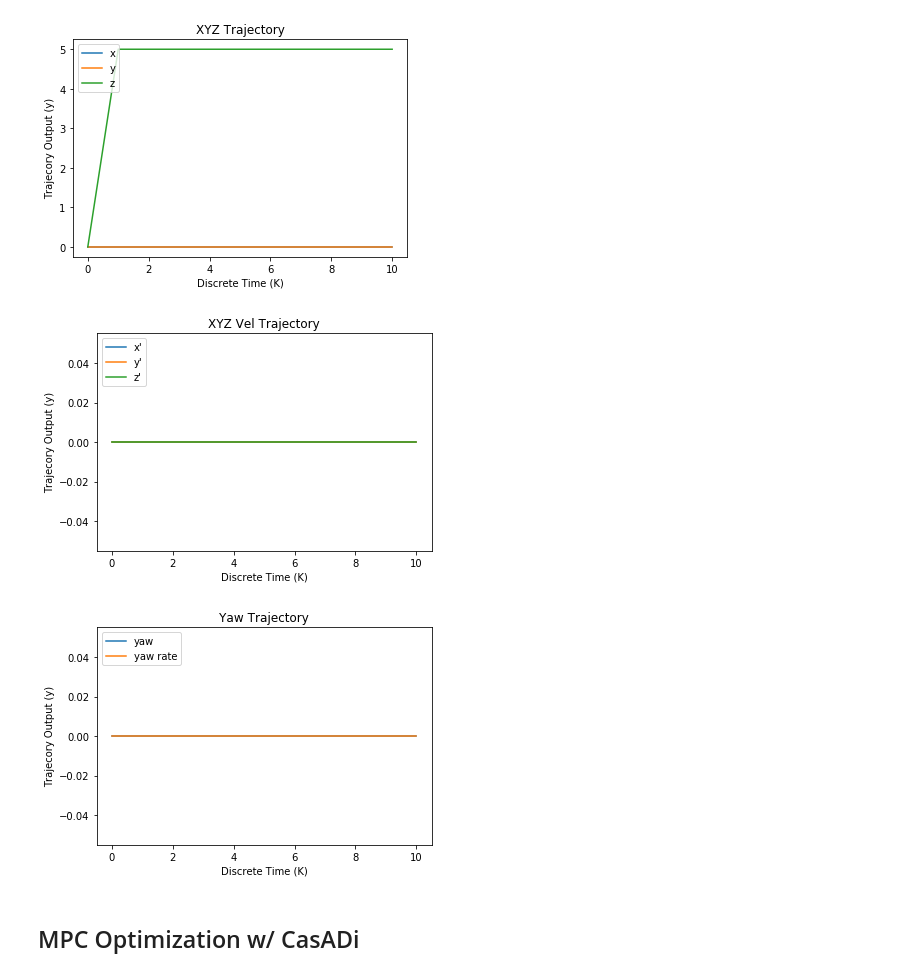
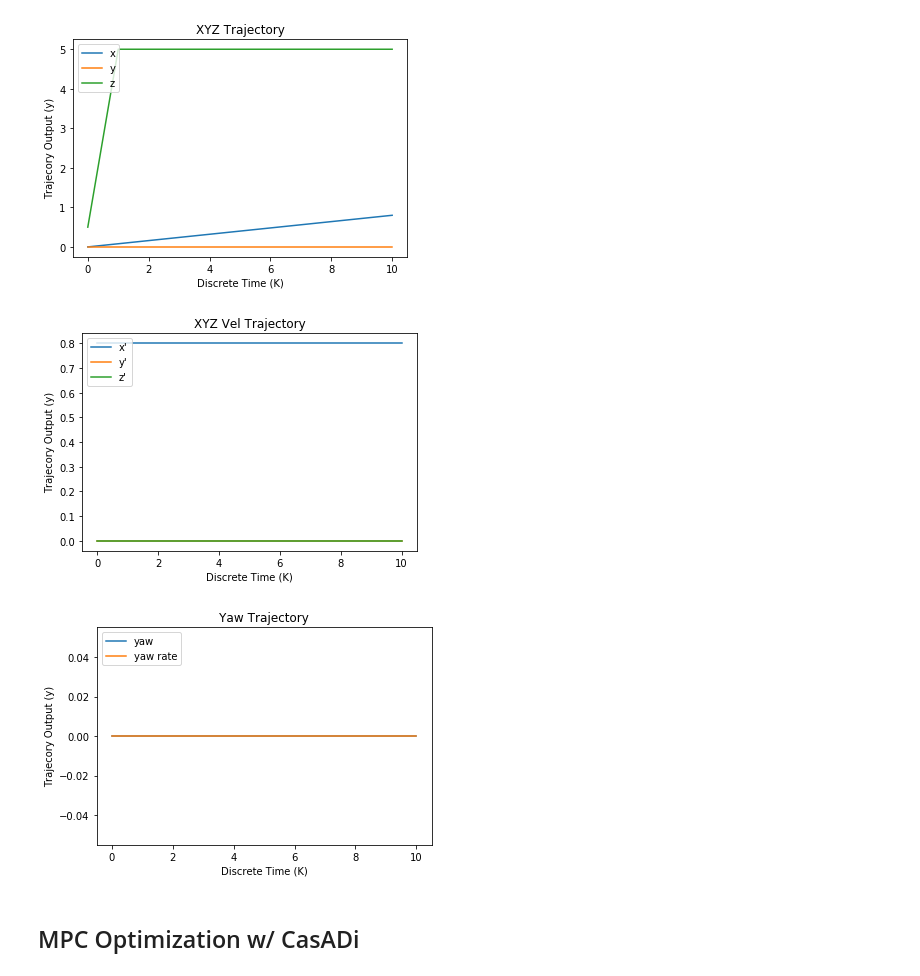
Before and after one commit to implementedrobotics/Nomad, a Jupyter notebook: Notebooks/Single Rigid Body Dynamics MPC.ipynb, the cells around one changed output. Drawn from its saved outputs; the diff is of its cells as text; code cells hidden in the pictures.

```diff
--- a/Notebooks/Single Rigid Body Dynamics MPC.ipynb
+++ b/Notebooks/Single Rigid Body Dynamics MPC.ipynb
@@ -57,6 +57,6 @@ np.set_printoptions(edgeitems=30, linewidth=100000,
 
 
 # Notebook constant terms
-gravity = 10
+gravity = 9.8
 
 plot_gaits = True
@@ -1059,11 +1435,25 @@ class CoMTrajectoryGenerator:
             The desired CoM Z Height of trajectory
 
         """
+        self.x[:, 0] = x0 # Update initial state
 
+        self.x[3, :] = x_dot
+        self.x[4, :] = y_dot
+        self.x[5, :] = 0
+
+        for i in range(0, self.N):
+                # Update positions
+                self.x[0, i+1] = self.x[0, i] + x_dot * self.dt
+                self.x[1, i+1] = self.x[1, i] + y_dot * self.dt
+                self.x[2, i+1] = z_com#self.x[2, i] + z_dot * self.dt
+
+
+
+        return self.x
         # Everything below works "okay" but really need better feasible trajectories here with
         # constraints and bounds on time/velocity/accel/jerk for smoothness.  For now we just do a linear state space
         # hack job
-        self.x[:, 0] = x0 # Update initial state
+
         #self.x[:, 1] = x0 # Update initial state
 
         # Fill in controller values to integrate out the trajectory
@@ -1109,37 +1499,37 @@ class CoMTrajectoryGenerator:
         legend(loc="upper left")
         figure()
 
         plot(self.x[3,:],label="x'")
         plot(self.x[4,:],label="y'")
         plot(self.x[5,:],label="z'")
         xlabel('Discrete Time (K)')
         ylabel('Trajecory Output (y)')
         title('XYZ Vel Trajectory')
 
         #plot(t_vec, sol.value(X[5,:]),label="v")
         legend(loc="upper left")
         figure()
 
         plot(self.x[8,:],label="yaw")
         plot(self.x[11,:],label="yaw rate")
         xlabel('Discrete Time (K)')
         ylabel('Trajecory Output (y)')
         title('Yaw Trajectory')
 
         legend(loc="upper left")
 
 
 # Sample Test
 N = 10
 num_states = 13
 ctg = CoMTrajectoryGenerator(length = 1.0, sample_points=N)
 x_init = np.array(np.zeros(num_states))
-#x_init[0] = 10
-y = ctg.generate(x_init, x_dot = 0.0, y_dot = 0, yaw_dot = 0, z_com = 5)
+x_init[2] = 0.5
+y = ctg.generate(x_init, x_dot = 0.8, y_dot = 0, yaw_dot = 0, z_com = 5)
 ctg.plot()
 # %% [output]
-[figure, old version]
+[figure, new version]
-[figure, old version]
+[figure, new version]
 [figure]
 # %% [markdown]
 
```
Also changed, not shown: parts of 9 cells of this notebook.
